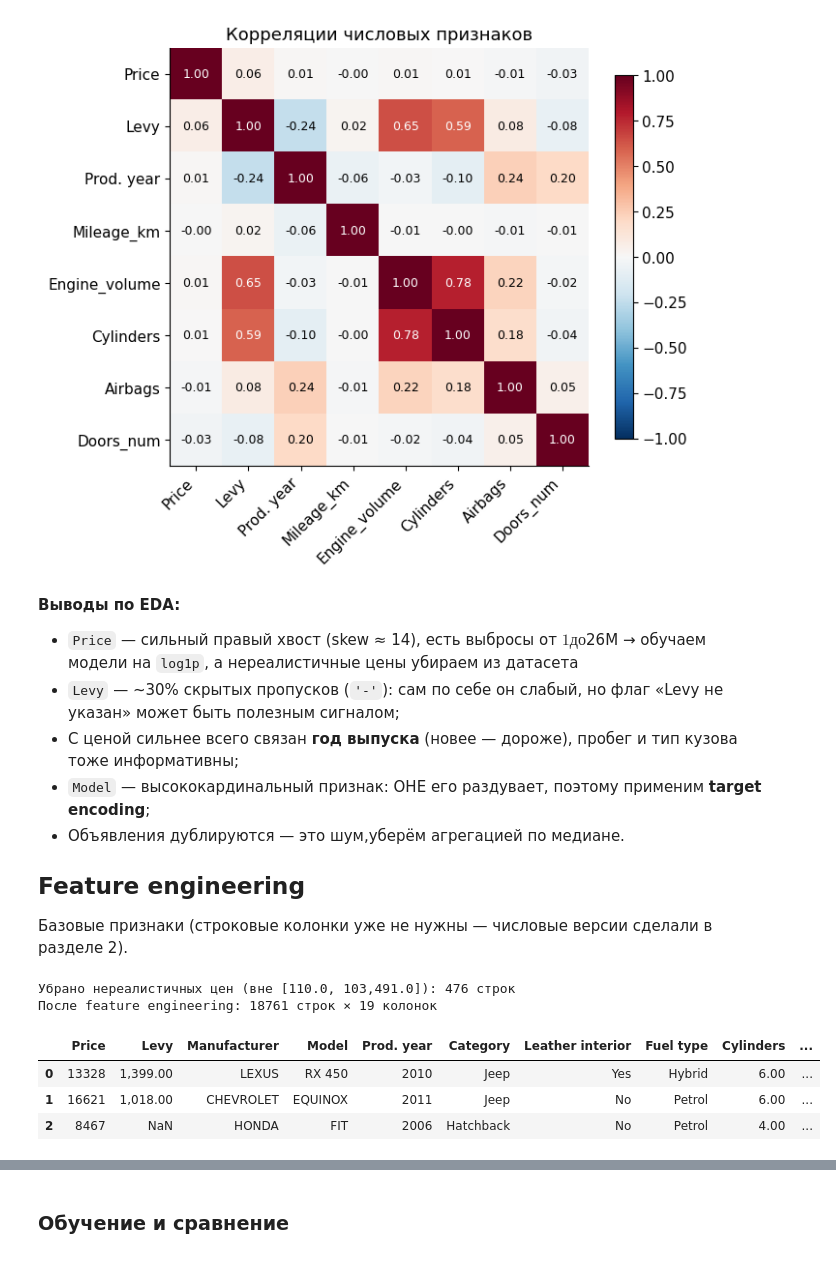
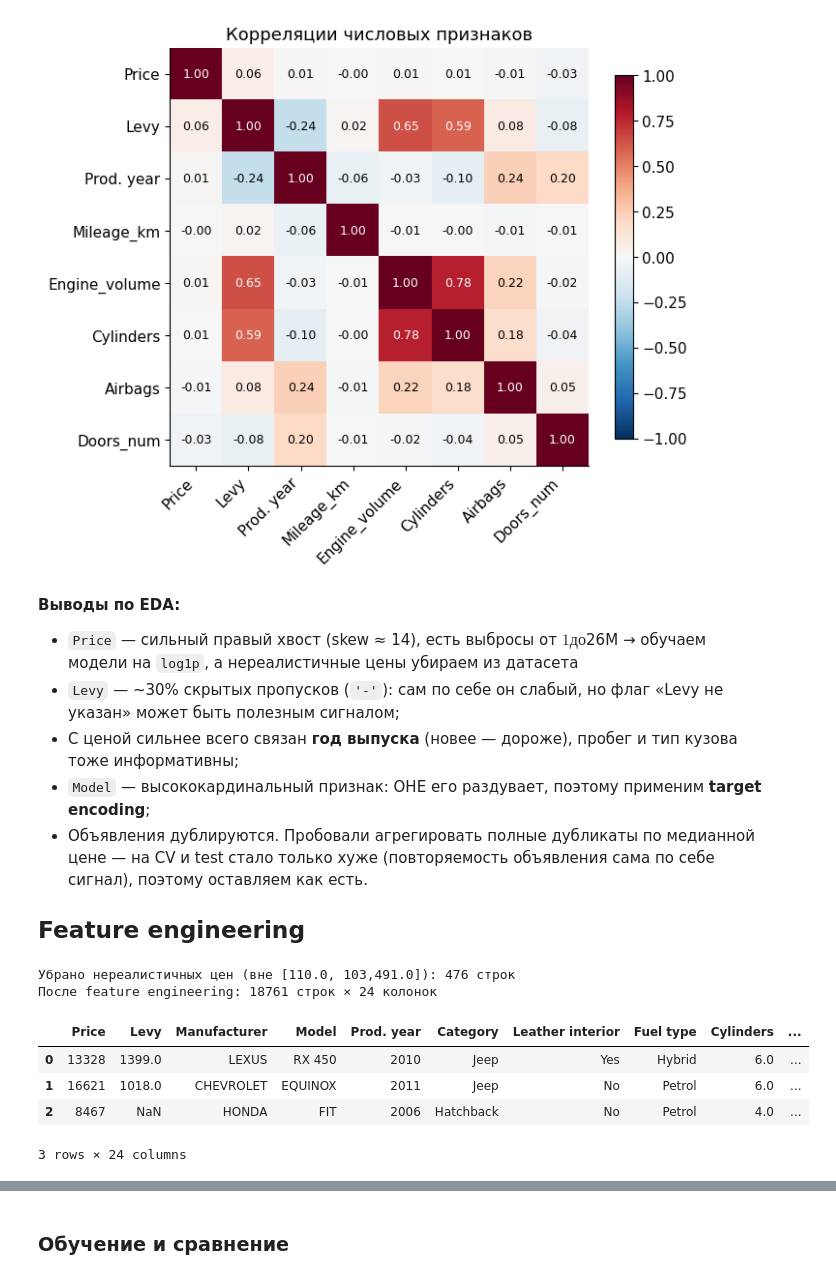
Before and after one commit to ydlawqq/car_predictions, a Jupyter notebook: cars_prediction.ipynb, the cells around one changed output, grey strips where cells are left out. Saved outputs shown, nothing was run; the diff lists cells and outputs as text; code cells hidden in the pictures.

```diff
--- a/cars_prediction.ipynb
+++ b/cars_prediction.ipynb
@@ -18,14 +18,11 @@ from sklearn.preprocessing import OneHotEncoder, StandardScaler, TargetEncoder
 from sklearn.impute import SimpleImputer
 from sklearn.linear_model import LinearRegression
 from sklearn.dummy import DummyRegressor
-from sklearn.base import BaseEstimator, TransformerMixin
+from sklearn.base import BaseEstimator, TransformerMixin, clone
 from sklearn.metrics import mean_absolute_error, r2_score
 from xgboost import XGBRegressor
 from catboost import CatBoostRegressor
 
-
-warnings.filterwarnings('ignore')
-pd.set_option('display.float_format', lambda x: f'{x:,.2f}')
 
 plt.rcParams.update({
     'figure.figsize': (10, 5),
@@ -36,5 +33,3 @@ plt.rcParams.update({
     'font.size': 11,
     'axes.titlesize': 13,
 })
-
-print(f'pandas {pd.__version__} | xgboost {xgboost.__version__} | sklearn ok')
@@ -283,11 +276,9 @@ plt.show()
 - `Levy` — ~30% скрытых пропусков (`'-'`): сам по себе он слабый, но флаг «Levy не указан» может быть полезным сигналом;
 - С ценой сильнее всего связан **год выпуска** (новее — дороже), пробег и тип кузова тоже информативны;
 - `Model` — высококардинальный признак: OHE его раздувает, поэтому применим **target encoding**;
-- Объявления дублируются  — это шум,уберём агрегацией по медиане.
+- Объявления дублируются. Пробовали агрегировать полные дубликаты по медианной цене — на CV и test стало только хуже (повторяемость объявления сама по себе сигнал), поэтому оставляем как есть.
 
 ##  Feature engineering <a id='4'></a>
-
-Базовые признаки (строковые колонки уже не нужны — числовые версии сделали в разделе 2).
 # %%
 def add_features(df: pd.DataFrame) -> pd.DataFrame:
     df = df.copy()
@@ -297,39 +288,47 @@ def add_features(df: pd.DataFrame) -> pd.DataFrame:
 
     # Возраст авто
     df['Car_Age'] = (REF_YEAR - df['Prod. year']).clip(lower=0)
+
+    # Дополнительные признаки
+    df['Levy_missing'] = df['Levy'].isna().astype(int)                 # «Levy не указан»
+    df['Mileage_per_year'] = df['Mileage_km'] / (df['Car_Age'] + 1)    # интенсивность эксплуатации
+    df['Engine_per_cyl'] = df['Engine_volume'] / df['Cylinders']       # объём на цилиндр
+    df['Model_freq'] = df.groupby('Model')['Model'].transform('count') # популярность модели
+    df['Is_premium'] = df['Manufacturer'].isin(PREMIUM_BRANDS).astype(int)  # премиальная марка
 
     # Сырые строковые версии не нужны
     df = df.drop(columns=['ID', 'Mileage', 'Engine volume', 'Doors'])
 
     return df
 
 
 # Очистка выбросов
 df_fe = add_features(df)
 
 mileage_bad = int((df_fe['Mileage_km'] > 600_000).sum())
 df_fe['Mileage_km'] = df_fe['Mileage_km'].clip(upper=600_000)
 
 
 engine_bad = int(((df_fe['Engine_volume'] > 10) | (df_fe['Engine_volume'] == 0)).sum())
 df_fe.loc[df_fe['Engine_volume'] > 10, 'Engine_volume'] = np.nan
 df_fe.loc[df_fe['Engine_volume'] == 0, 'Engine_volume'] = np.nan
 
 q_low = df_fe['Price'].quantile(0.02)
 q_high = df_fe['Price'].quantile(0.995)
 n_before = len(df_fe)
 df_fe = df_fe[df_fe['Price'].between(q_low, q_high)]
 print(f'Убрано нереалистичных цен (вне [{q_low:,}, {q_high:,}]): {n_before - len(df_fe)} строк')
 
 print(f'После feature engineering: {df_fe.shape[0]} строк × {df_fe.shape[1]} колонок')
 df_fe.head(3)
 # %% [output]
 Убрано нереалистичных цен (вне [110.0, 103,491.0]): 476 строк
-После feature engineering: 18761 строк × 19 колонок
+После feature engineering: 18761 строк × 24 колонок
 |  | Price | Levy | Manufacturer | Model | Prod. year | Category | Leather interior | Fuel type | Cylinders | ... |
-| 0 | 13328 | 1,399.00 | LEXUS | RX 450 | 2010 | Jeep | Yes | Hybrid | 6.00 | ... |
-| 1 | 16621 | 1,018.00 | CHEVROLET | EQUINOX | 2011 | Jeep | No | Petrol | 6.00 | ... |
-| 2 | 8467 | NaN | HONDA | FIT | 2006 | Hatchback | No | Petrol | 4.00 | ... |
+| 0 | 13328 | 1399.0 | LEXUS | RX 450 | 2010 | Jeep | Yes | Hybrid | 6.0 | ... |
+| 1 | 16621 | 1018.0 | CHEVROLET | EQUINOX | 2011 | Jeep | No | Petrol | 6.0 | ... |
+| 2 | 8467 | NaN | HONDA | FIT | 2006 | Hatchback | No | Petrol | 4.0 | ... |
+3 rows × 24 columns
 # %% [markdown]
 ##  Модели <a id='5'></a>
 
```
Also changed, not shown: parts of 12 cells of this notebook, 2 other files.
